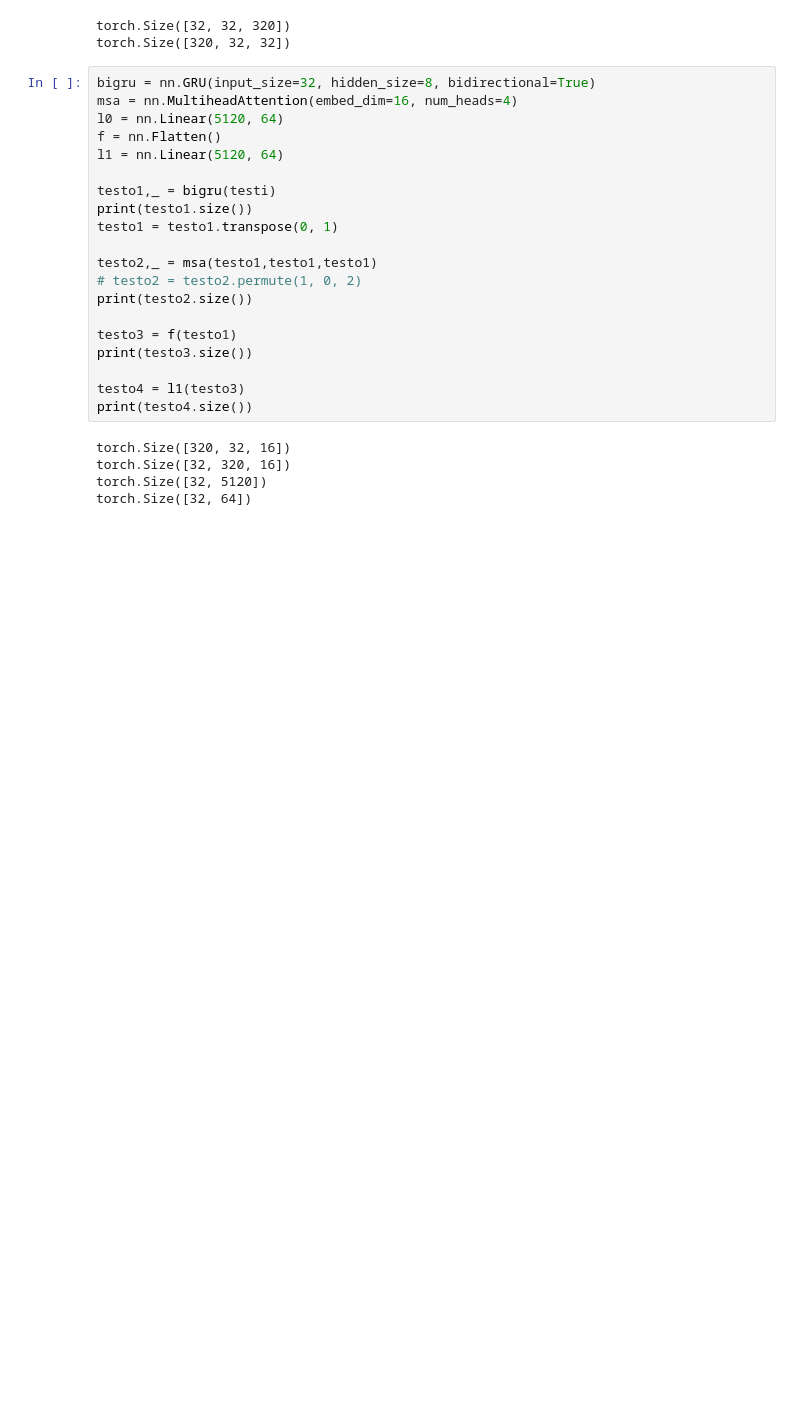
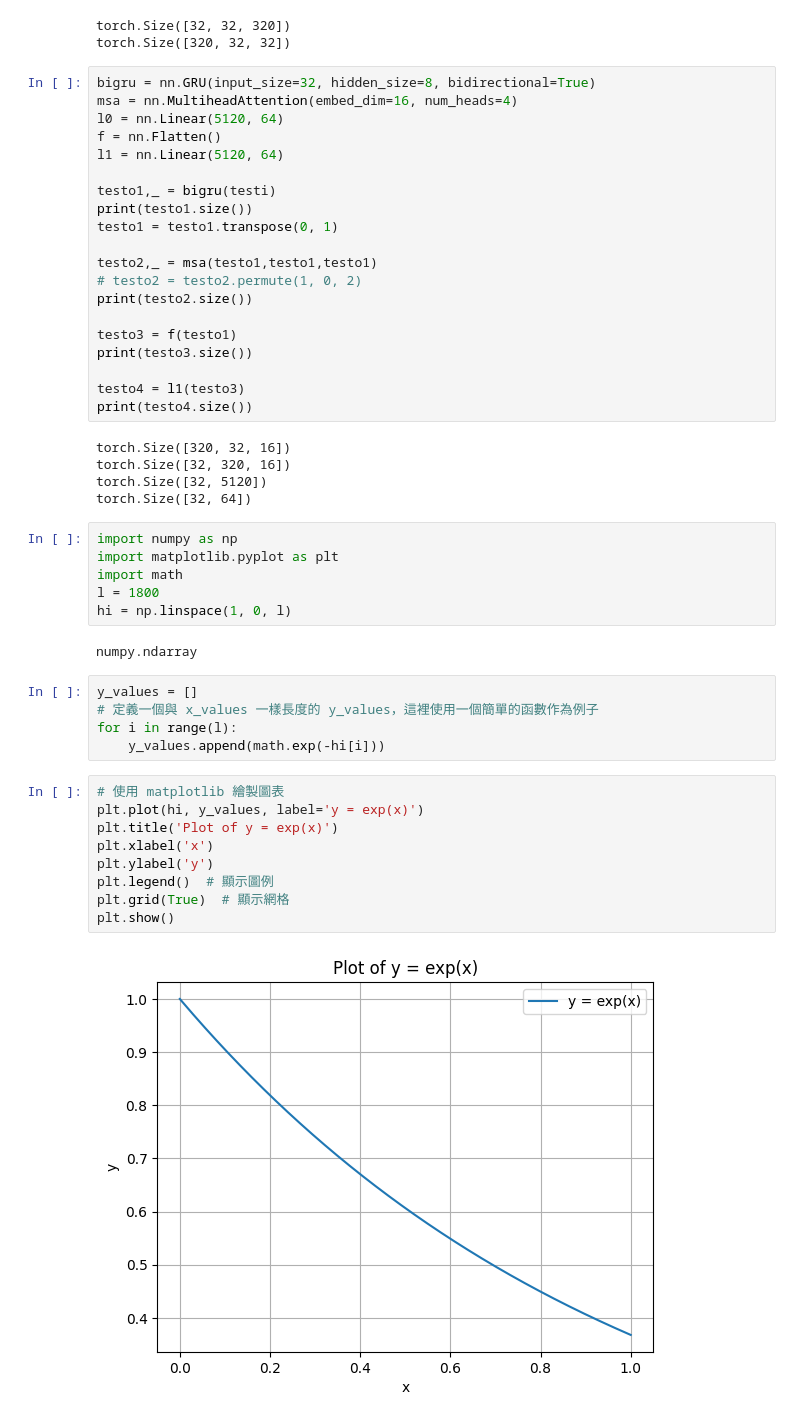
Before and after one commit to leokou42/WKN_SSO, a Jupyter notebook: src/testing_try.ipynb, the cells around one changed output. Drawn from its saved outputs; the diff is of its cells as text; blank space fills up the shorter version.

Commit message:
two stage hi label setup

```diff
--- a/src/testing_try.ipynb
+++ b/src/testing_try.ipynb
@@ -270,3 +270,27 @@ torch.Size([320, 32, 16])
 torch.Size([32, 320, 16])
 torch.Size([32, 5120])
 torch.Size([32, 64])
+# %%
+import numpy as np
+import matplotlib.pyplot as plt
+import math
+l = 1800
+hi = np.linspace(1, 0, l)
+# %% [output]
+numpy.ndarray
+# %%
+y_values = []
+# 定義一個與 x_values 一樣長度的 y_values，這裡使用一個簡單的函數作為例子
+for i in range(l):
+    y_values.append(math.exp(-hi[i]))
+# %%
+# 使用 matplotlib 繪製圖表
+plt.plot(hi, y_values, label='y = exp(x)')
+plt.title('Plot of y = exp(x)')
+plt.xlabel('x')
+plt.ylabel('y')
+plt.legend()  # 顯示圖例
+plt.grid(True)  # 顯示網格
+plt.show()
+# %% [output]
+[figure, added]
```
Also changed, not shown: parts of 1 cell of this notebook, 1 other file.
